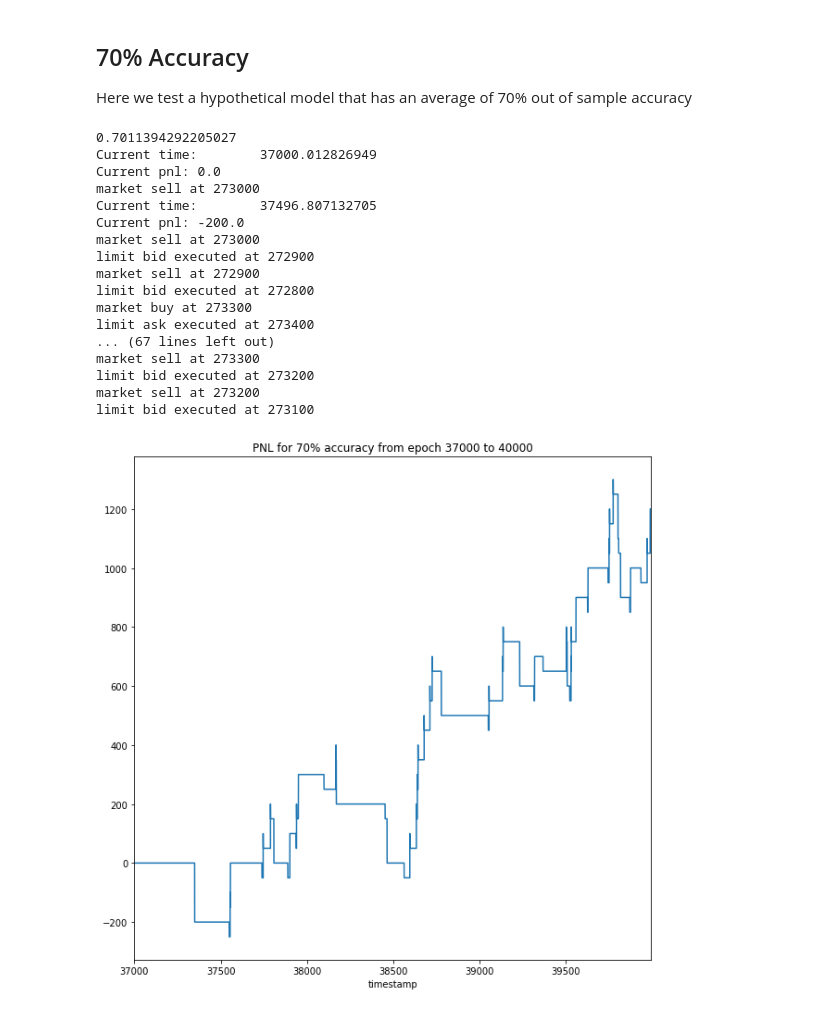
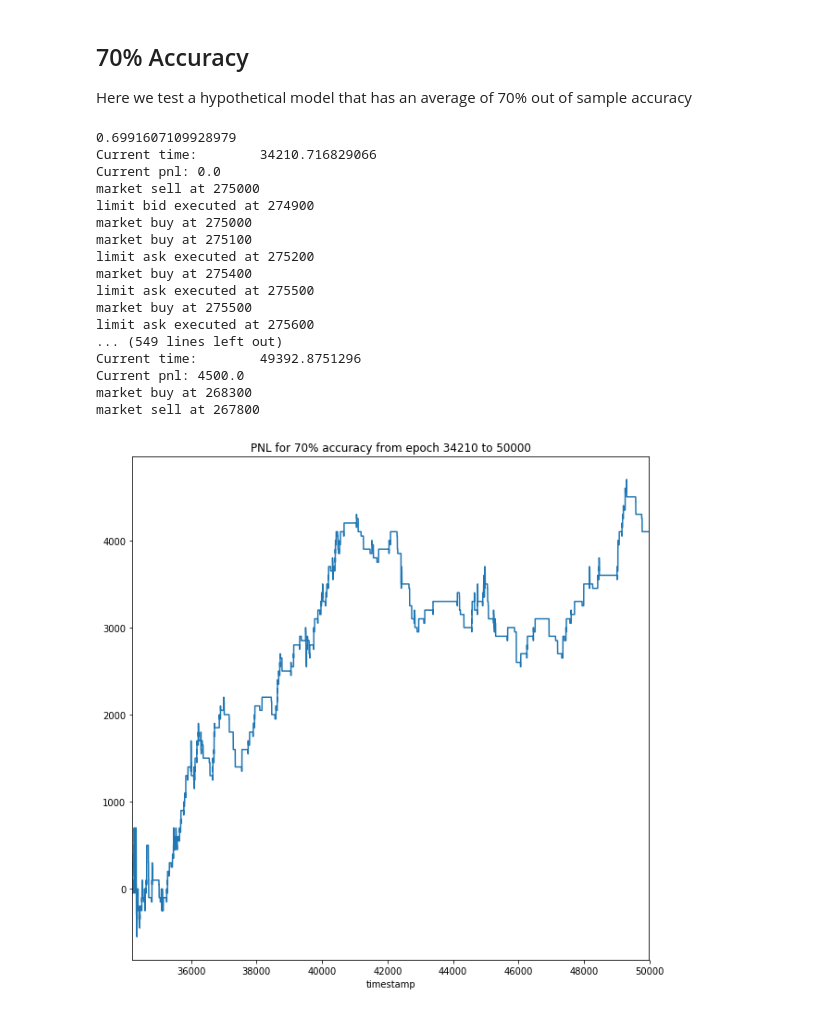
Before and after one commit to Jeremy-Coste/DL-Project-Team-E, a Jupyter notebook: OrderBook_simulator_and_fill_probability_estimator/market_making_strategy_research.ipynb, the cells around one changed output. Drawn from its saved outputs; the diff is of its cells as text; code cells hidden in the pictures.

Commit message:
Ran strategy for longer time horizon

```diff
--- a/OrderBook_simulator_and_fill_probability_estimator/market_making_strategy_research.ipynb
+++ b/OrderBook_simulator_and_fill_probability_estimator/market_making_strategy_research.ipynb
@@ -74,7 +75,7 @@ Here we test a hypothetical model that has an average of 70% out of sample accur
 # %%
 strat = {1: ([2, 3, 4, 5], [2, 3, 4, 5]),
          -1 : ([2, 3, 4, 5], [2, 3, 4, 5])}
-midprice_df = book.get_midprice_data(numupdates=1, t_start=37000, t_end=40000, tick_size=100, next_move=True)
+midprice_df = book.get_midprice_data(numupdates=1, t_start=34210, t_end=50000, tick_size=100, next_move=True)
 midprice_df.dropna(inplace=True)
 backtester = tss.StrategyLossEstimation(book=book, midprice_df=midprice_df, mkt_order_on_move_predictions=True,
                                         strategy=strat,
@@ -82,27 +83,27 @@ backtester = tss.StrategyLossEstimation(book=book, midprice_df=midprice_df, mkt_
                                         set_edge_queue=0.25, accuracy_rate=0.7, tick_size=100, queue_tol=0.5)
 backtester.run_strategy_simulation()
 # %% [output]
-0.7011394292205027
-Current time:        37000.012826949
+0.6991607109928979
+Current time:        34210.716829066
 Current pnl: 0.0
-market sell at 273000
-Current time:        37496.807132705
-Current pnl: -200.0
-market sell at 273000
-limit bid executed at 272900
-market sell at 272900
-limit bid executed at 272800
-market buy at 273300
-limit ask executed at 273400
-... (67 lines left out)
-market sell at 273300
-limit bid executed at 273200
-market sell at 273200
-limit bid executed at 273100
+market sell at 275000
+limit bid executed at 274900
+market buy at 275000
+market buy at 275100
+limit ask executed at 275200
+market buy at 275400
+limit ask executed at 275500
+market buy at 275500
+limit ask executed at 275600
+... (549 lines left out)
+Current time:        49392.8751296
+Current pnl: 4500.0
+market buy at 268300
+market sell at 267800
 # %%
 pnls = backtester._strategy_simulator.get_pnl_series()
 pnls.cumsum().plot()
-plt.title('PNL for 70% accuracy from epoch 37000 to 40000')
+plt.title('PNL for 70% accuracy from epoch 34210 to 50000')
 plt.show()
 # %% [output]
-[figure, old version]
+[figure, new version]
```
Also changed, not shown: parts of 5 cells of this notebook.
